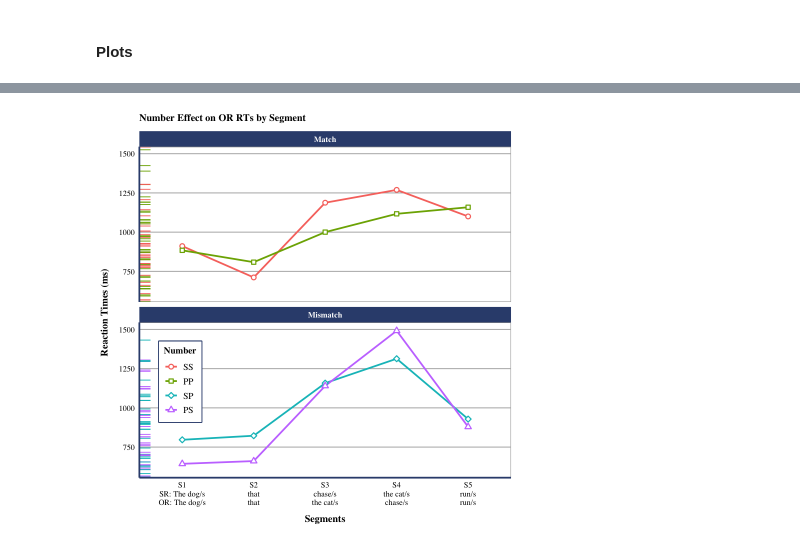
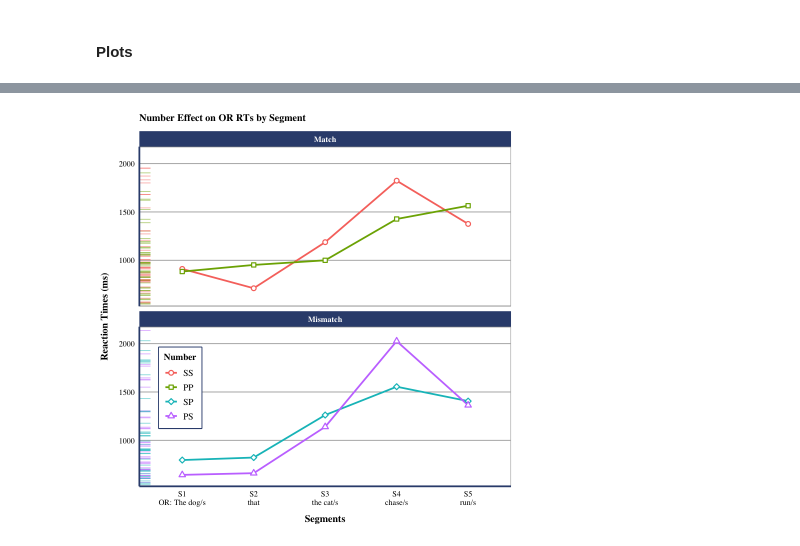
Before and after one commit to Vieju17/SelfPaced_Reading_Task_Data, a Jupyter notebook: sprt_analysis.ipynb, the cells around one changed output, grey strips where cells are left out. Cells and saved outputs as stored; diff of their text form; code cells hidden in the pictures.

```diff
--- a/sprt_analysis.ipynb
+++ b/sprt_analysis.ipynb
@@ -60,6 +78,7 @@ theme_set(
     ) +
         theme(
             plot.title = element_text(size = 12, face = "bold", margin = margin(b = 10)),
+            plot.subtitle = element_text(size = 11, face = "bold"),
             plot.background = element_rect(linewidth = 0),
             strip.background = element_rect(fill = accent_color, color = accent_color),
             strip.text = element_text(color = "white", face = "bold"),
@@ -171,7 +193,8 @@ df_raw <- reduce(
     list(
         select(read.csv("./data/29.csv"), part_id, task, item_number, item_type, clause_type, number, segment, rt, correct),
         select(read.csv("./data/31.csv"), part_id, task, item_number, item_type, clause_type, number, segment, rt, correct),
-        select(read.csv("./data/32.csv"), part_id, task, item_number, item_type, clause_type, number, segment, rt, correct)
+        select(read.csv("./data/32.csv"), part_id, task, item_number, item_type, clause_type, number, segment, rt, correct),
+        select(read.csv("./data/37.csv"), part_id, task, item_number, item_type, clause_type, number, segment, rt, correct)
     ),
     rbind
 )
@@ -681,39 +657,40 @@ lm_number_plot2 <- df_merged %>%
     ) +
     geom_rug(
         show.legend = FALSE,
-        sides = "l"
+        sides = "l",
+        alpha = 0.5
     ) +
-    coord_cartesian(ylim = c(600, 1500)) +
+    coord_cartesian(ylim = c(600, 2100)) +
     scale_shape_manual(
         values = c(21, 22, 23, 24)
     ) +
     scale_x_discrete(
         labels = c(
-            "S1\nSR: The dog/s\nOR: The dog/s",
-            "S2\nthat\nthat",
-            "S3\nchase/s\nthe cat/s",
-            "S4\nthe cat/s\nchase/s",
-            "S5\nrun/s\nrun/s"
+            "S1\nOR: The dog/s",
+            "S2\nthat",
+            "S3\nthe cat/s",
+            "S4\nchase/s",
+            "S5\nrun/s"
         )
     ) +
     labs(
         title = "Number Effect on OR RTs by Segment",
         x = "Segments",
         y = "Reaction Times (ms)"
     ) +
     guides(
         color = guide_legend("Number"),
         shape = guide_legend("Number")
     ) +
     theme(
         legend.position = c(0.11, 0.29),
         legend.box.background = element_rect(linewidth = 1, color = accent_color, linetype = "solid"),
         legend.text = element_text(size = 11),
         legend.title = element_text(size = 11)
     ) +
     facet_wrap(~matching, dir = "v")
 lm_number_plot2
 
 ggsave(filename = "lm_number_segment_plot.svg", path = plots_path, height = 15, width = 15, units = "cm")
 # %% [output]
-[figure, old version]
+[figure, new version]
```
Also changed, not shown: parts of 23 cells of this notebook, 28 other files.
